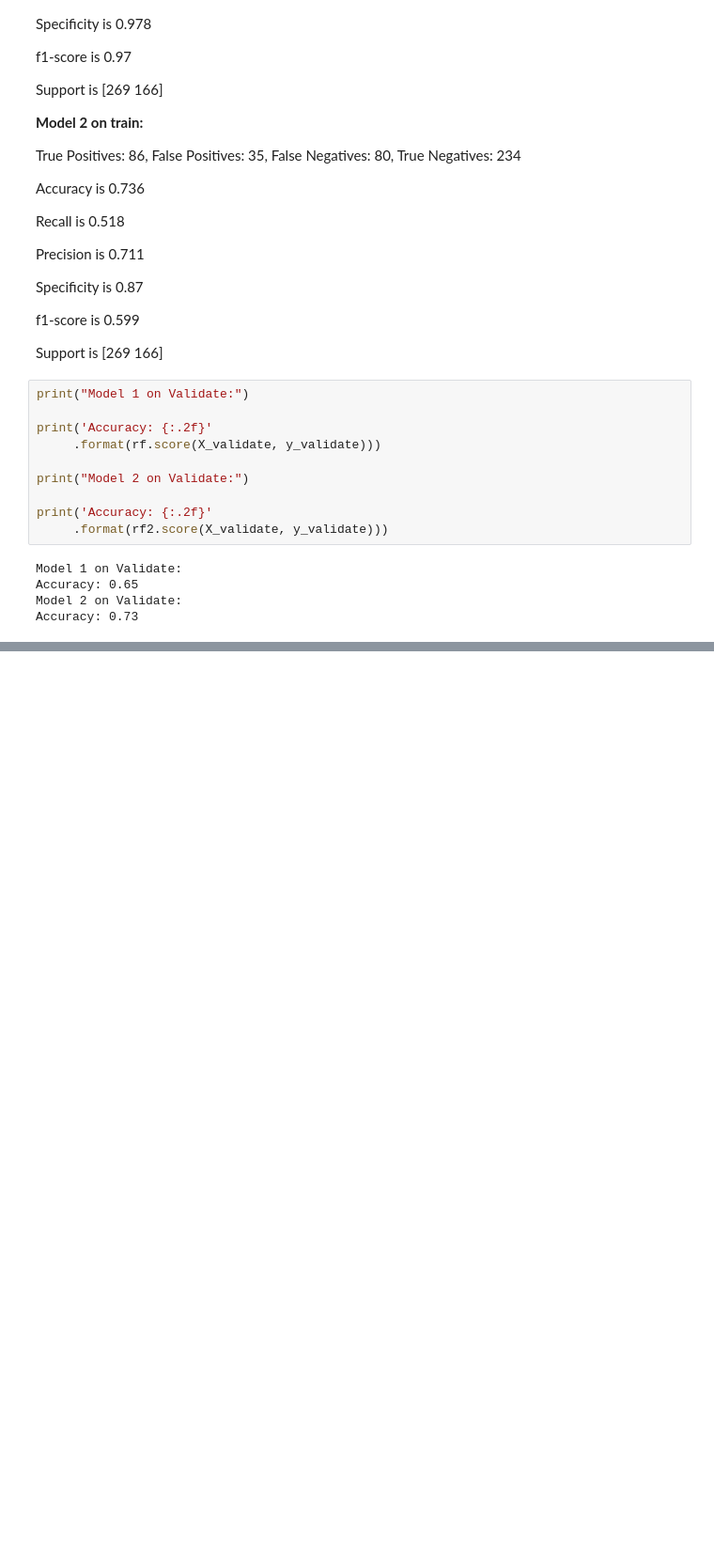
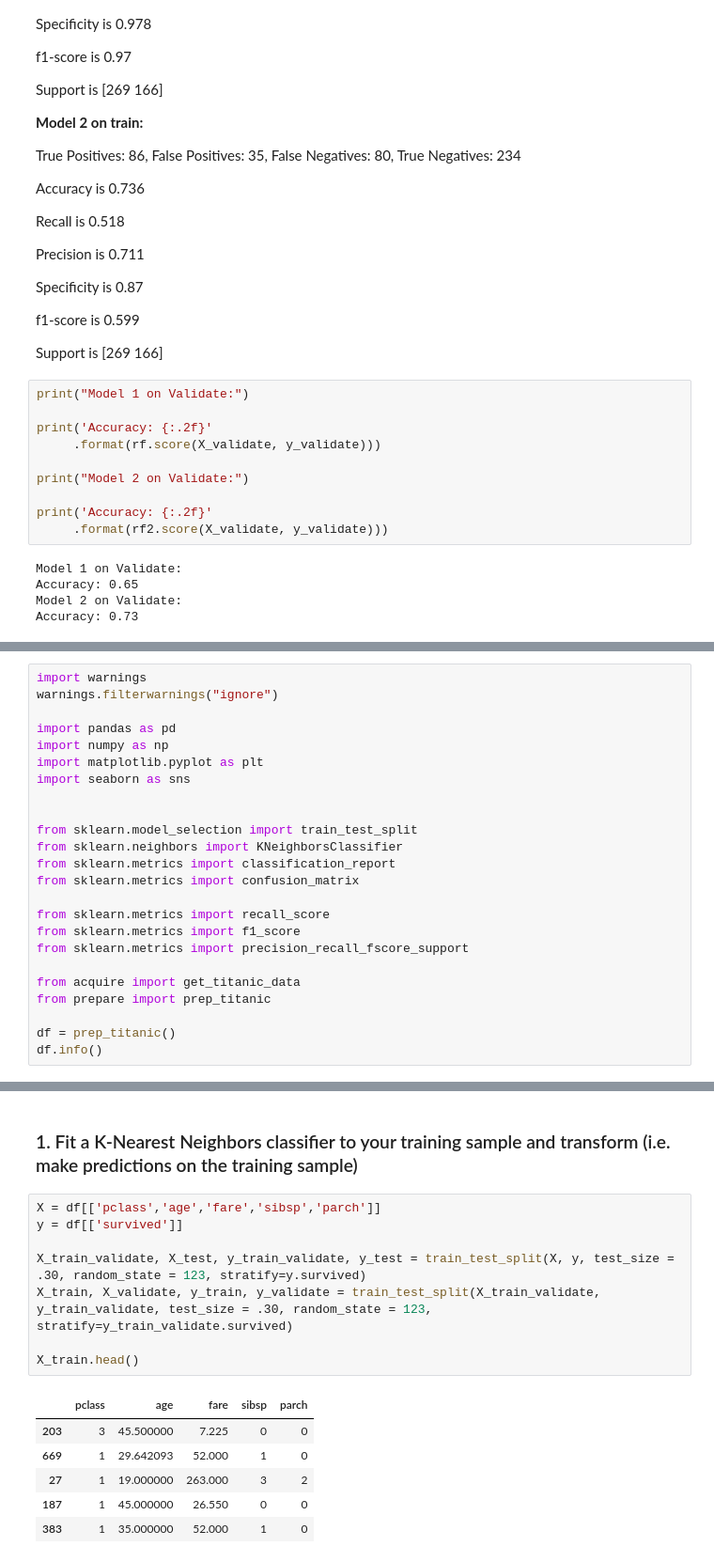
Before and after one commit to KwameTaylor/classification-exercises, a Jupyter notebook: model.ipynb, the cells around one changed output, grey strips where cells are left out. Shown at 94% size. Drawn from its saved outputs; the diff is of its cells as text; blank space fills up the shorter version.

```diff
--- a/model.ipynb
+++ b/model.ipynb
@@ -1048,0 +1064,24 @@ Accuracy: 0.73
+# %%
+import warnings
+warnings.filterwarnings("ignore")
+
+import pandas as pd
+import numpy as np
+import matplotlib.pyplot as plt
+import seaborn as sns
+
+
+from sklearn.model_selection import train_test_split
+from sklearn.neighbors import KNeighborsClassifier
+from sklearn.metrics import classification_report
+from sklearn.metrics import confusion_matrix
+
+from sklearn.metrics import recall_score
+from sklearn.metrics import f1_score
+from sklearn.metrics import precision_recall_fscore_support
+
+from acquire import get_titanic_data
+from prepare import prep_titanic
+
+df = prep_titanic()
+df.info()
@@ -1048,0 +1106,17 @@ Accuracy: 0.73
+# %% [markdown]
+### 1. Fit a K-Nearest Neighbors classifier to your training sample and transform (i.e. make predictions on the training sample)
+# %%
+X = df[['pclass','age','fare','sibsp','parch']]
+y = df[['survived']]
+
+X_train_validate, X_test, y_train_validate, y_test = train_test_split(X, y, test_size = .30, random_state = 123, stratify=y.survived)
+X_train, X_validate, y_train, y_validate = train_test_split(X_train_validate, y_train_validate, test_size = .30, random_state = 123, stratify=y_train_validate.survived)
+
+X_train.head()
+# %% [output]
+|  | pclass | age | fare | sibsp | parch |
+| 203 | 3 | 45.500000 | 7.225 | 0 | 0 |
+| 669 | 1 | 29.642093 | 52.000 | 1 | 0 |
+| 27 | 1 | 19.000000 | 263.000 | 3 | 2 |
+| 187 | 1 | 45.000000 | 26.550 | 0 | 0 |
+| 383 | 1 | 35.000000 | 52.000 | 1 | 0 |
```
Also changed, not shown: parts of 27 cells of this notebook.
